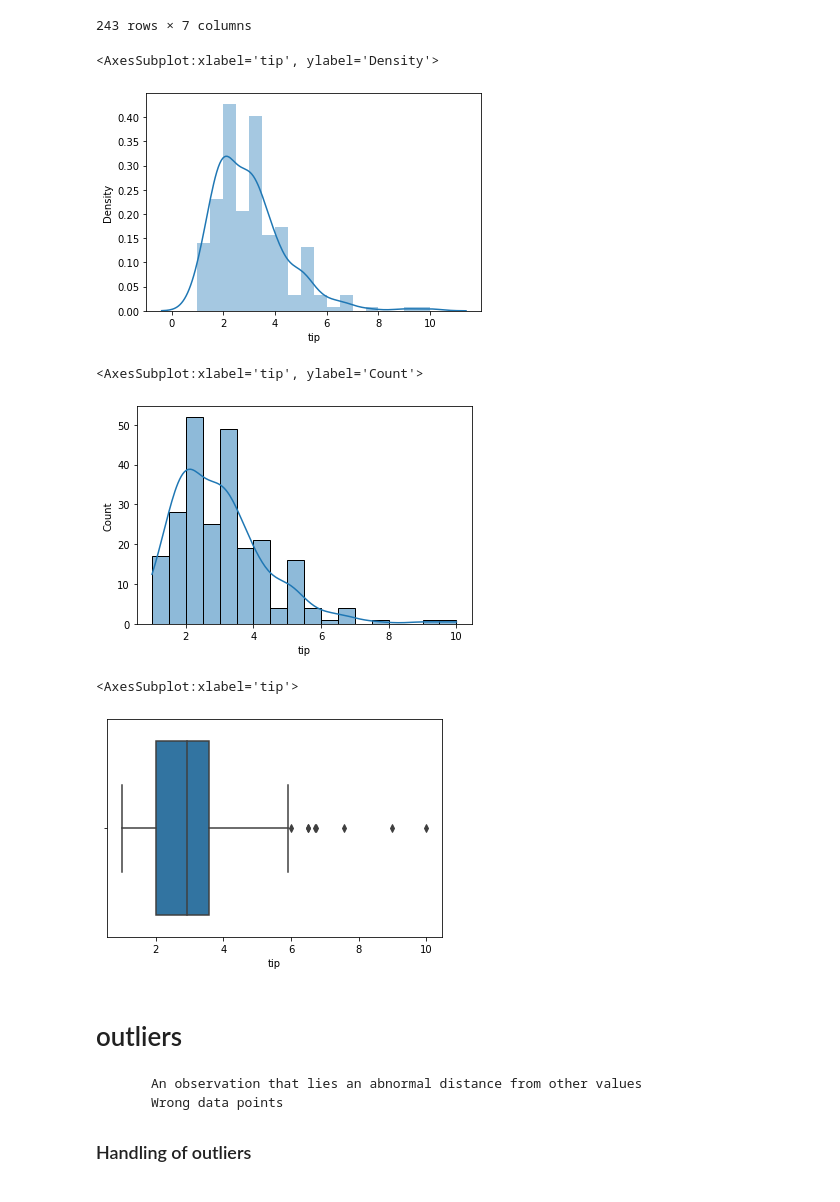
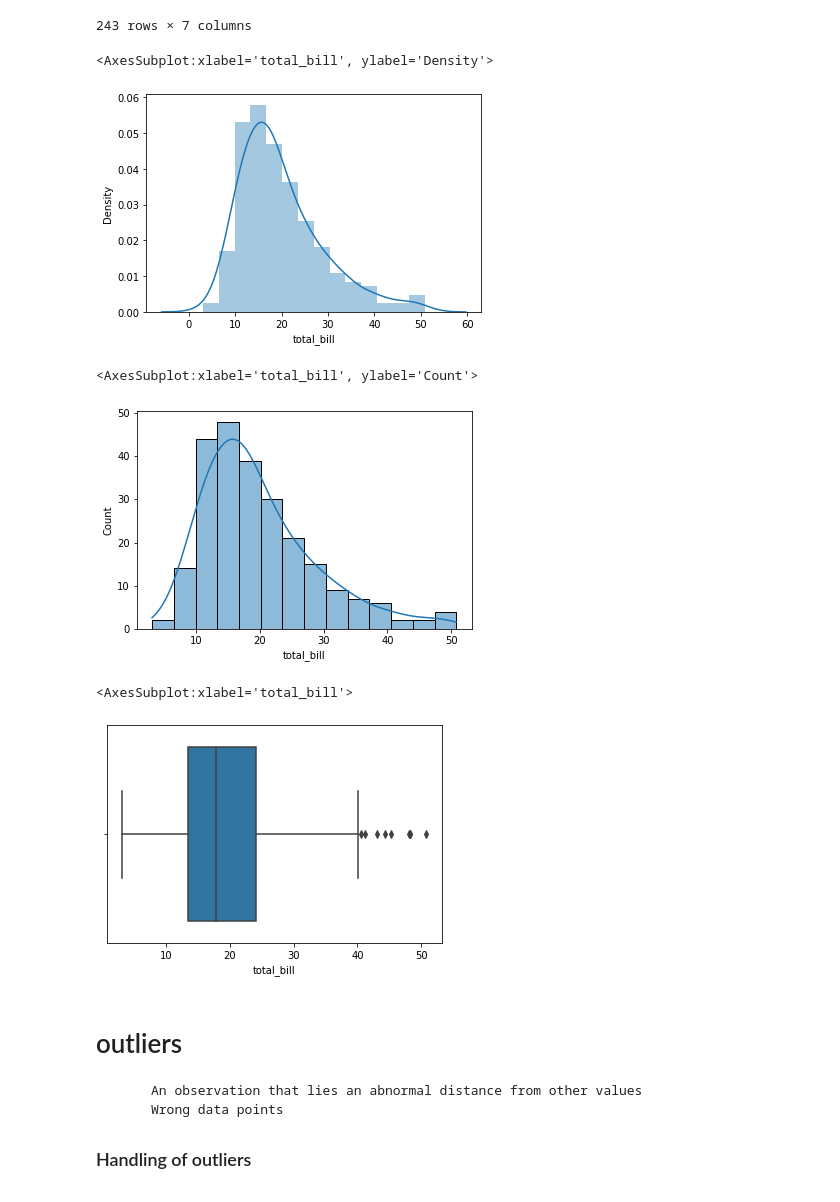
Before and after one commit to Shobi93/Statistics-removing-the-outliers, a Jupyter notebook: Statistics.ipynb, the cells around one changed output. Saved outputs shown, nothing was run; the diff lists cells and outputs as text; code cells hidden in the pictures.

```diff
--- a/Statistics.ipynb
+++ b/Statistics.ipynb
@@ -129,20 +129,20 @@ df
 | 243 | 18.78 | 3.00 | Female | No | Thur | Dinner | 2 |
 243 rows × 7 columns
 # %%
-sns.distplot(df['tip'],kde=True)                #Distribution plot
+sns.distplot(df['total_bill'],kde=True)                #Distribution plot
 # %% [output]
-<AxesSubplot:xlabel='tip', ylabel='Density'>
+<AxesSubplot:xlabel='total_bill', ylabel='Density'>
-[figure, old version]
+[figure, new version]
 # %%
-sns.histplot(df['tip'], kde=True)                #histogram plot
+sns.histplot(df['total_bill'], kde=True)                #histogram plot
 # %% [output]
-<AxesSubplot:xlabel='tip', ylabel='Count'>
+<AxesSubplot:xlabel='total_bill', ylabel='Count'>
-[figure, old version]
+[figure, new version]
 # %%
-sns.boxplot(df['tip'])                    #box plot
+sns.boxplot(df['total_bill'])                    #box plot
 # %% [output]
-<AxesSubplot:xlabel='tip'>
+<AxesSubplot:xlabel='total_bill'>
-[figure, old version]
+[figure, new version]
 # %% [markdown]
 # outliers
 
```
Also changed, not shown: parts of 25 cells of this notebook.
